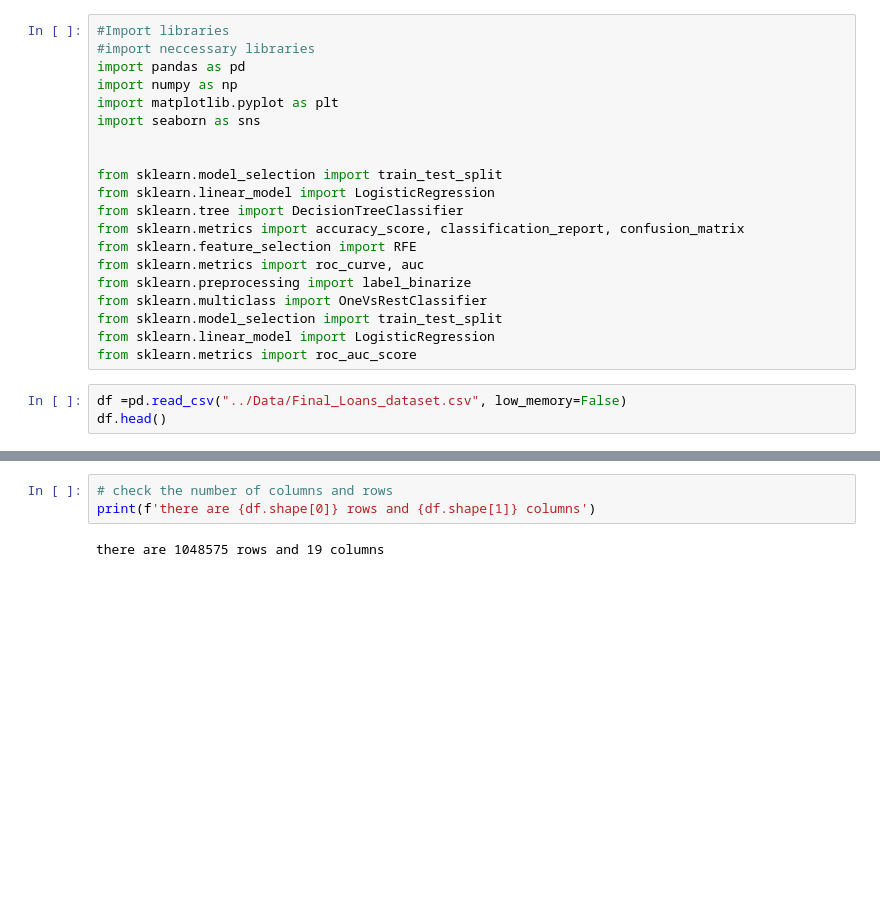
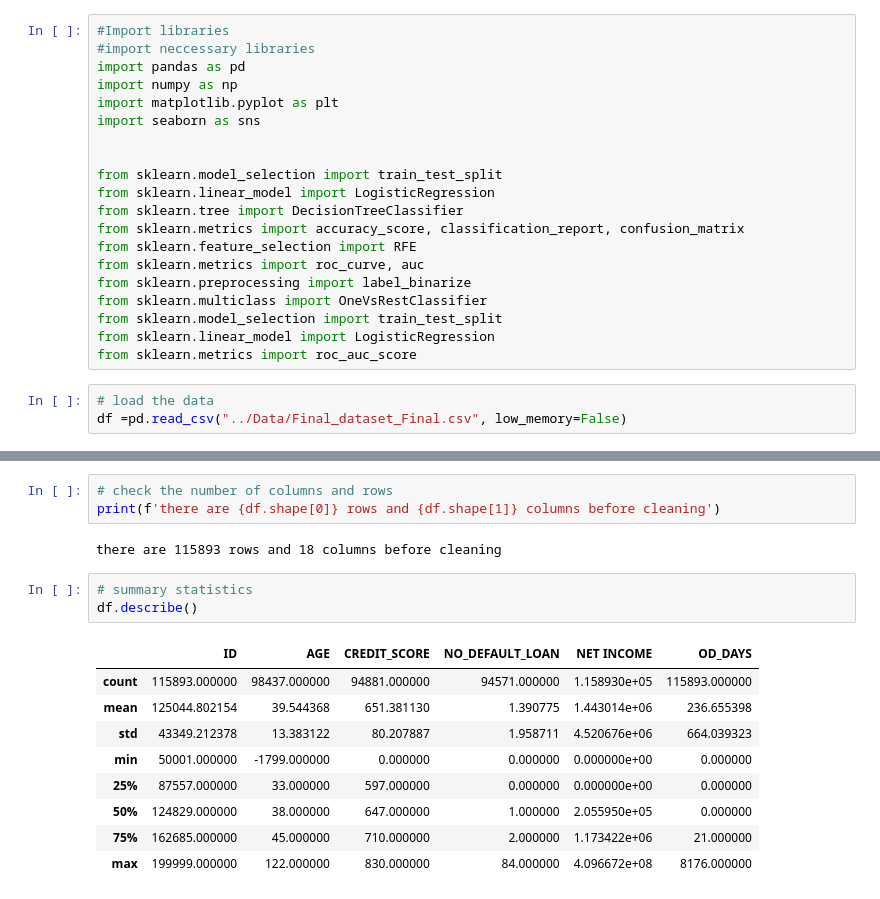
Before and after one commit to AlexIrungu/DSC-CapstoneProject, a Jupyter notebook: notebooks/james.ipynb, the cells around one changed output, grey strips where cells are left out. Saved outputs shown, nothing was run; the diff lists cells and outputs as text; blank space fills up the shorter version.

```diff
--- a/notebooks/james.ipynb
+++ b/notebooks/james.ipynb
@@ -19,5 +55,5 @@ from sklearn.model_selection import train_test_split
 from sklearn.linear_model import LogisticRegression
 from sklearn.metrics import roc_auc_score
 # %%
-df =pd.read_csv("../Data/Final_Loans_dataset.csv", low_memory=False)
-df.head()
+# load the data
+df =pd.read_csv("../Data/Final_dataset_Final.csv", low_memory=False)
@@ -31,5 +70,18 @@ df.head()
 # %%
 # check the number of columns and rows
-print(f'there are {df.shape[0]} rows and {df.shape[1]} columns')
+print(f'there are {df.shape[0]} rows and {df.shape[1]} columns before cleaning')
 # %% [output]
-there are 1048575 rows and 19 columns
+there are 115893 rows and 18 columns before cleaning
+# %%
+# summary statistics
+df.describe()
+# %% [output]
+|  | ID | AGE | CREDIT_SCORE | NO_DEFAULT_LOAN | NET INCOME | OD_DAYS |
+| count | 115893.000000 | 98437.000000 | 94881.000000 | 94571.000000 | 1.158930e+05 | 115893.000000 |
+| mean | 125044.802154 | 39.544368 | 651.381130 | 1.390775 | 1.443014e+06 | 236.655398 |
+| std | 43349.212378 | 13.383122 | 80.207887 | 1.958711 | 4.520676e+06 | 664.039323 |
+| min | 50001.000000 | -1799.000000 | 0.000000 | 0.000000 | 0.000000e+00 | 0.000000 |
+| 25% | 87557.000000 | 33.000000 | 597.000000 | 0.000000 | 0.000000e+00 | 0.000000 |
+| 50% | 124829.000000 | 38.000000 | 647.000000 | 1.000000 | 2.055950e+05 | 0.000000 |
+| 75% | 162685.000000 | 45.000000 | 710.000000 | 2.000000 | 1.173422e+06 | 21.000000 |
+| max | 199999.000000 | 122.000000 | 830.000000 | 84.000000 | 4.096672e+08 | 8176.000000 |
```
Also changed, not shown: parts of 101 cells of this notebook, 3 other files.
